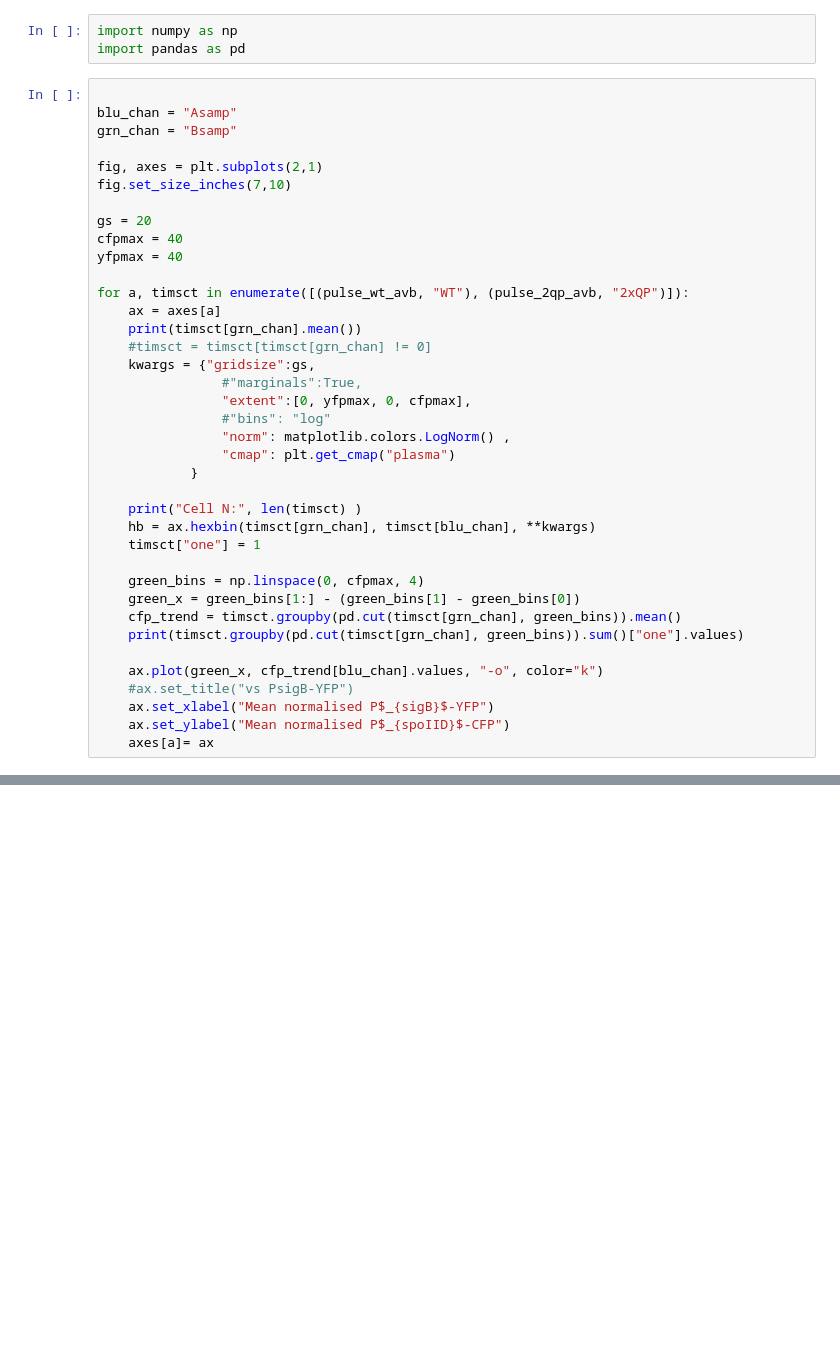
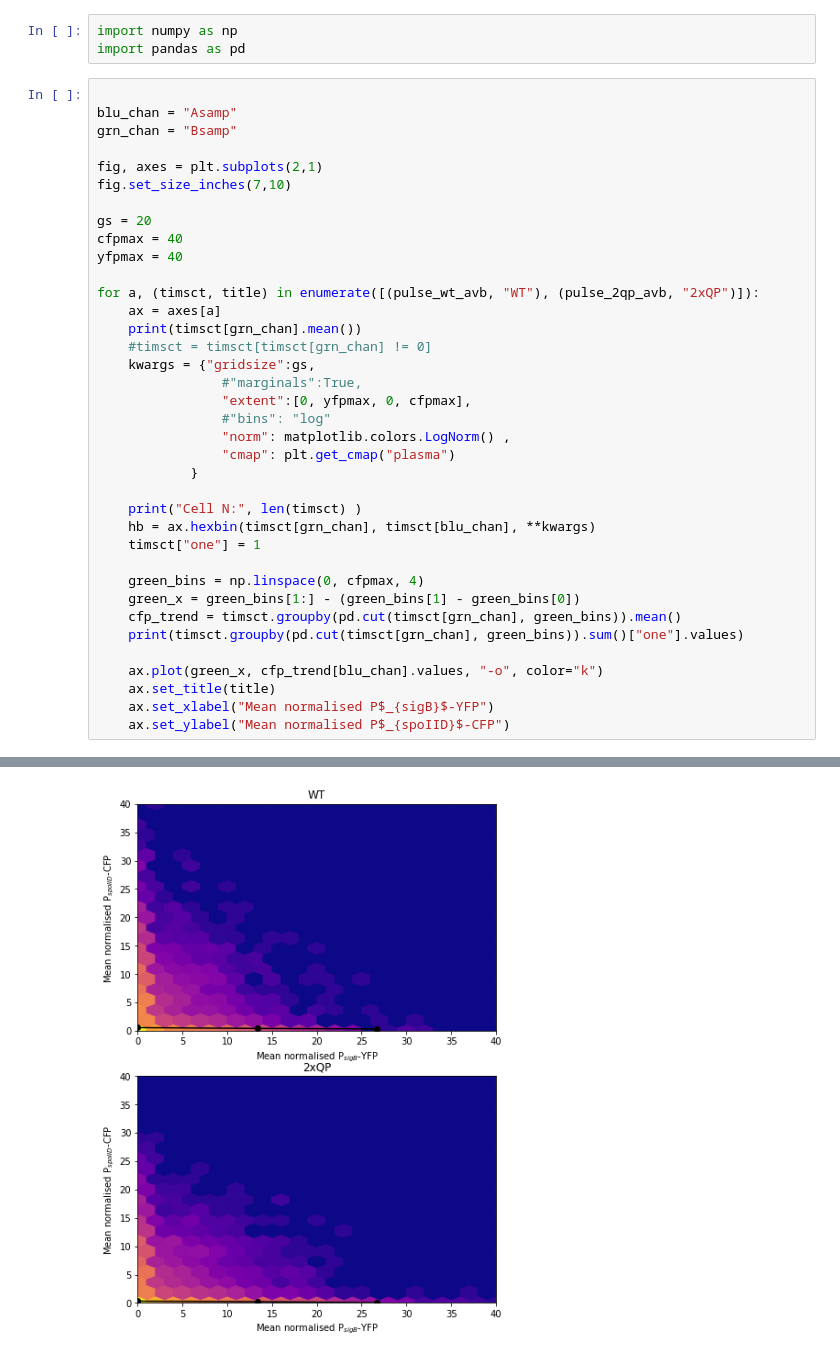
Before and after one commit to npmurphy/biofilm_pulse, a Jupyter notebook: notebooks/model_check/Look_at_model_output.ipynb, the cells around one changed output, grey strips where cells are left out. Drawn from its saved outputs; the diff is of its cells as text; blank space fills up the shorter version.

```diff
--- a/notebooks/model_check/Look_at_model_output.ipynb
+++ b/notebooks/model_check/Look_at_model_output.ipynb
@@ -96,7 +96,7 @@ gs = 20
 cfpmax = 40
 yfpmax = 40
 
-for a, timsct in enumerate([(pulse_wt_avb, "WT"), (pulse_2qp_avb, "2xQP")]):
+for a, (timsct, title) in enumerate([(pulse_wt_avb, "WT"), (pulse_2qp_avb, "2xQP")]):
     ax = axes[a]
     print(timsct[grn_chan].mean())
     #timsct = timsct[timsct[grn_chan] != 0]
@@ -118,8 +118,7 @@ for a, timsct in enumerate([(pulse_wt_avb, "WT"), (pulse_2qp_avb, "2xQP")]):
     print(timsct.groupby(pd.cut(timsct[grn_chan], green_bins)).sum()["one"].values)
 
     ax.plot(green_x, cfp_trend[blu_chan].values, "-o", color="k")
-    #ax.set_title("vs PsigB-YFP")
+    ax.set_title(title)
     ax.set_xlabel("Mean normalised P$_{sigB}$-YFP")
     ax.set_ylabel("Mean normalised P$_{spoIID}$-CFP")
-    axes[a]= ax
 # %% [output]
@@ -127,2 +131,3 @@ SyntaxError: invalid syntax (<ipython-input-8-4d4fac2ae568>, line 12)
+[figure, added]
 # %%
 fig = plt.figure()
```
Also changed, not shown: parts of 2 cells of this notebook.
